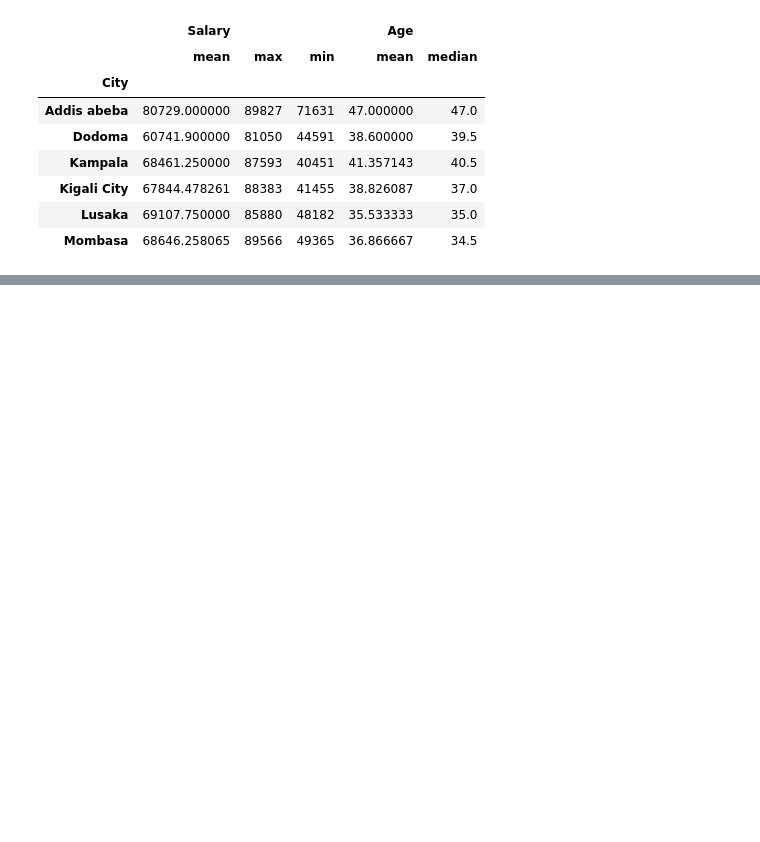
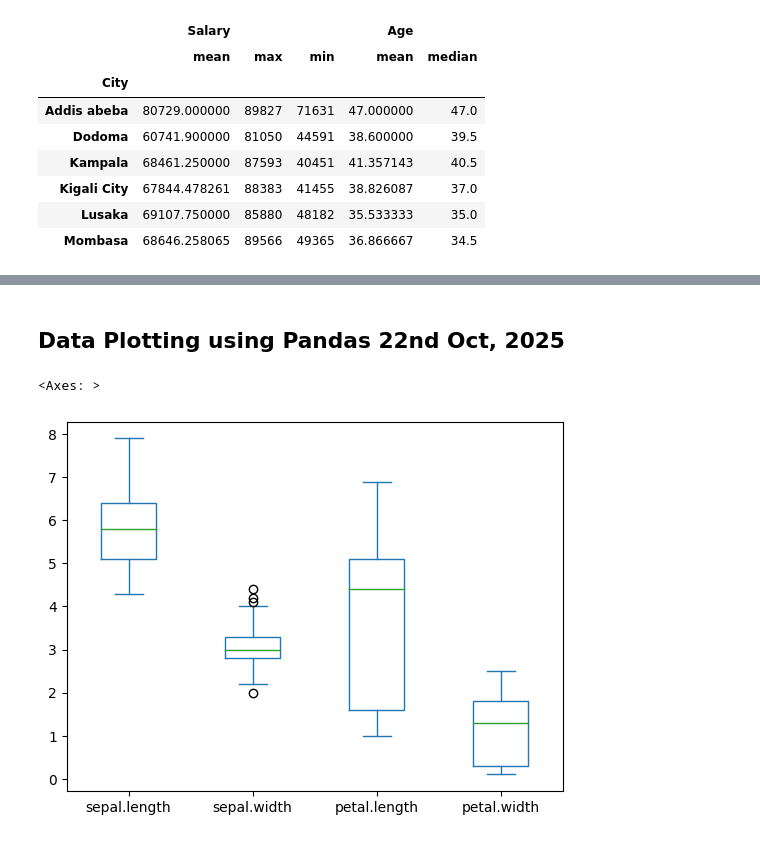
Before and after one commit to UWINTWALI/Datascience-course, a Jupyter notebook: lecture1_python_variables.ipynb, the cells around one changed output, grey strips where cells are left out. Cells and saved outputs as stored; diff of their text form; code cells hidden in the pictures; blank space fills up the shorter version.

```diff
--- a/lecture1_python_variables.ipynb
+++ b/lecture1_python_variables.ipynb
@@ -2773,0 +3367,8 @@ myvar = 3.5
+# %% [markdown]
+## Data Plotting using Pandas 22nd Oct, 2025
+# %%
+## Plotting box for whole dataset
+iris_data.plot(kind= 'box')
+# %% [output]
+<Axes: >
+[figure, added]
```
Also changed, not shown: parts of 157 cells of this notebook, 11 other files.
